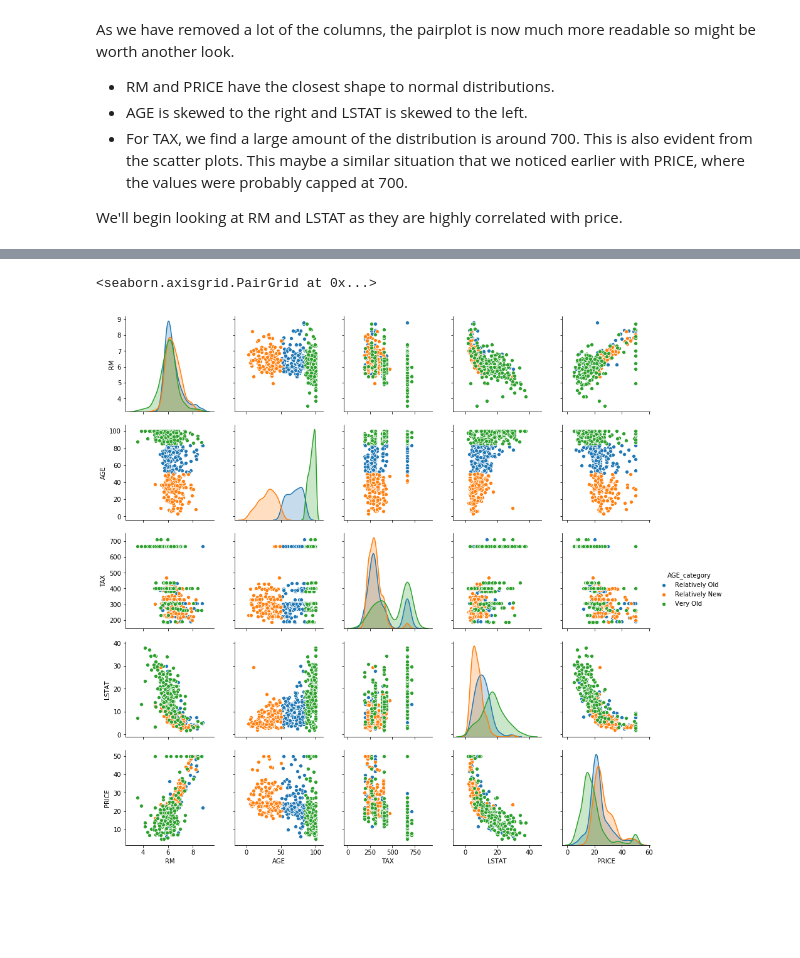
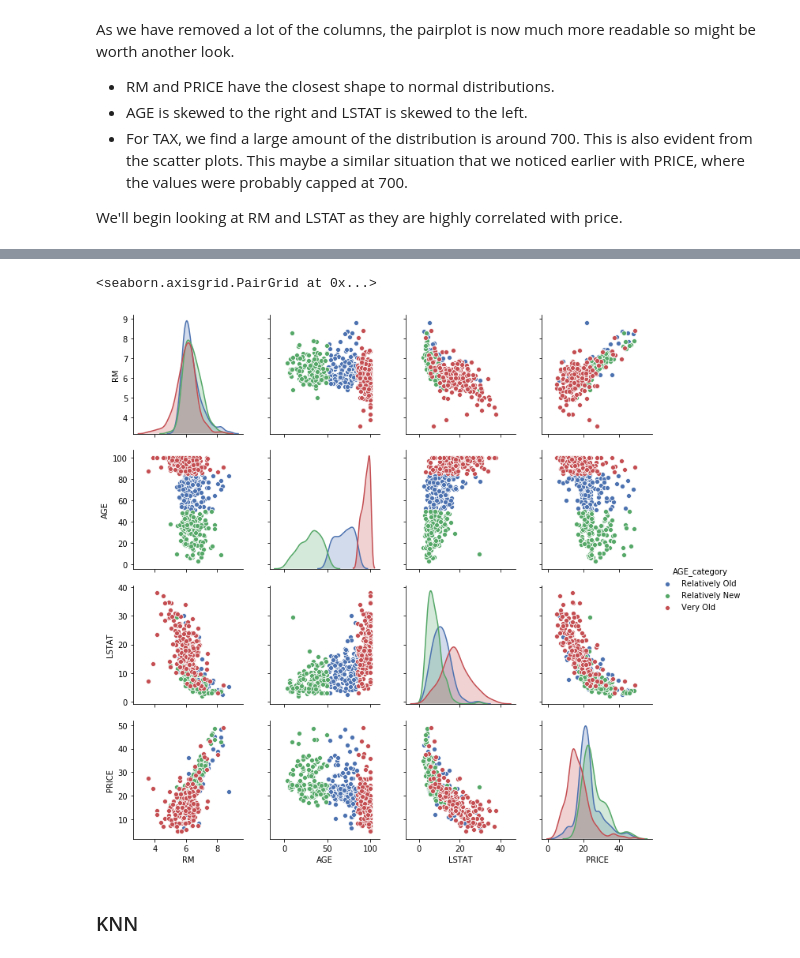
Before and after one commit to zoecahill1/machine-project, a Jupyter notebook: boston-dataset.ipynb, the cells around one changed output, grey strips where cells are left out. Cells and saved outputs as stored; diff of their text form; code cells hidden in the pictures; blank space fills up the shorter version.

```diff
--- a/boston-dataset.ipynb
+++ b/boston-dataset.ipynb
@@ -304,0 +298,2 @@ We see that the values of price are distributed normally with few outliers. Ther
+# %%
+df = df.drop([df.index[161] , df.index[162], df.index[163], df.index[166], df.index[186], df.index[195], df.index[204], df.index[225], df.index[257], df.index[267], df.index[283], df.index[368], df.index[369], df.index[370], df.index[371], df.index[372]])
@@ -305,3 +318,5 @@ We see that the values of price are distributed normally with few outliers. Ther
+# %%
+df = df.drop([df.index[364]])
 # %% [markdown]
 ### Correlations <a class="ancor" id="corr"/>
 # %%
@@ -756,2 +759,7 @@ OLS Regression Results
 Warnings:
 [1] Standard Errors assume that the covariance matrix of the errors is correctly specified.
+# %%
+y = df['PRICE'].values
+x = df['LSTAT'].values.reshape(-1,1)
+print('x =')
+print(x[:3], '...etc')
@@ -849,0 +881,12 @@ plt.xlim(0, 55)
+# %%
+def get_tax_category(x):
+    if x < 279:
+        return 'Lowest Tax'
+    elif 279 <= x < 330:
+        return 'Lower Tax'
+    elif 330 <= x < 666:
+        return 'Mid Tax'
+    else:
+        return 'High Tax'
+
+df['TAX_category'] = df.TAX.apply(get_tax_category)
@@ -850,9 +911,10 @@ plt.xlim(0, 55)
 # %%
-
 # Color-segmented pair plot
 
-cols = ['RM', 'AGE', 'TAX', 'LSTAT', 'PRICE', 'AGE_category']
+cols = ['RM', 'AGE', 'LSTAT', 'PRICE', 'TAX_category', 'AGE_category']
 sns.pairplot(df[cols], hue='AGE_category')
 # %% [output]
 <seaborn.axisgrid.PairGrid at 0x...>
-[figure, old version]
+[figure, new version]
+# %% [markdown]
+### KNN
```
Also changed, not shown: parts of 78 cells of this notebook, 2 other files.
